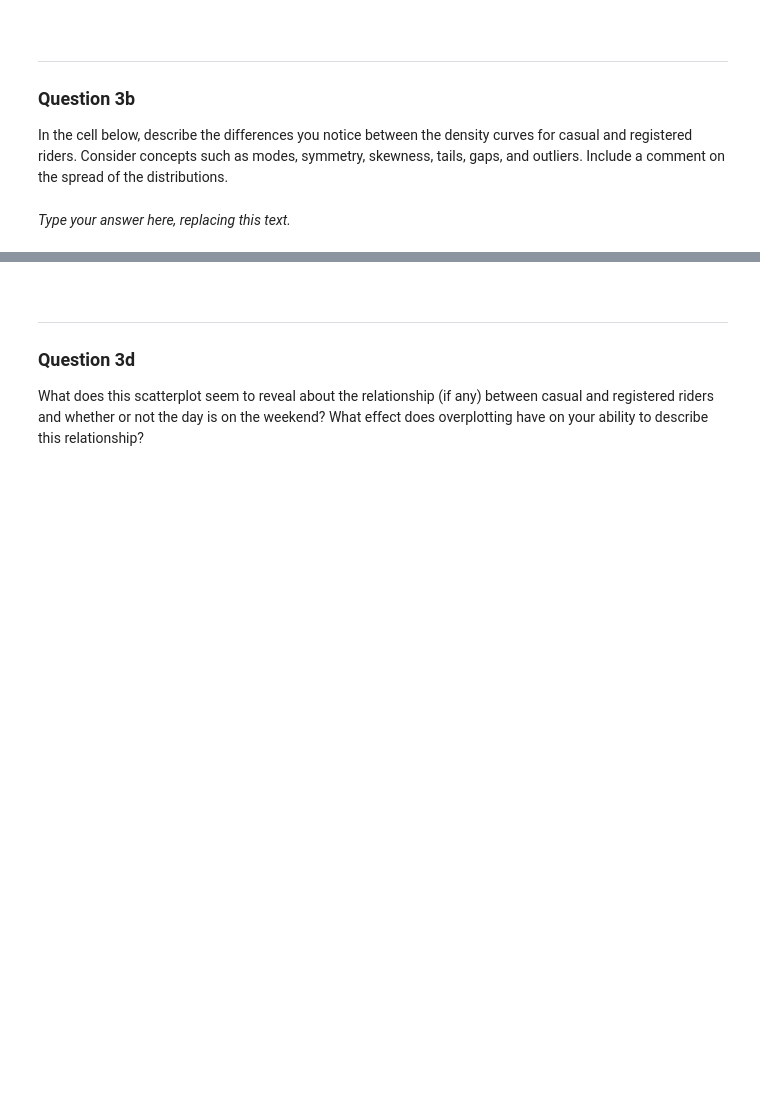
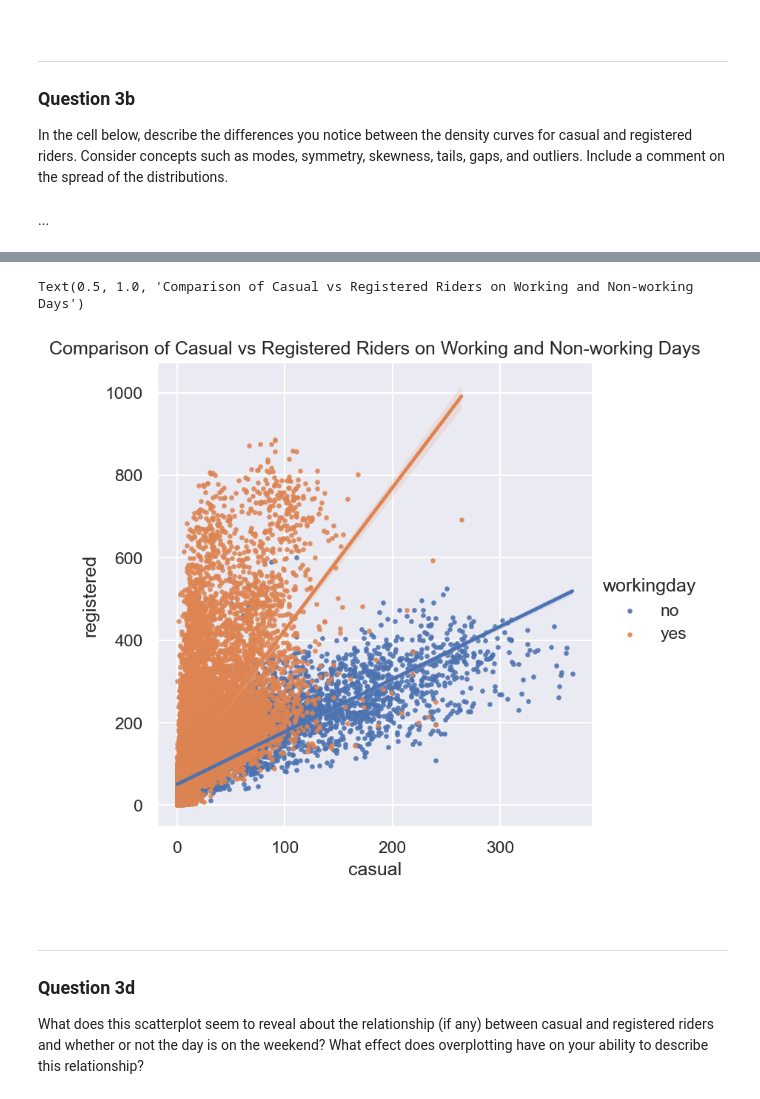
Before and after one commit to GhostLazy/Data100, a Jupyter notebook: su24-materials-main/hw/hw05/hw05.ipynb, the cells around one changed output, grey strips where cells are left out. Drawn from its saved outputs; the diff is of its cells as text; code cells hidden in the pictures; blank space fills up the shorter version.

```diff
--- a/su24-materials-main/hw/hw05/hw05.ipynb
+++ b/su24-materials-main/hw/hw05/hw05.ipynb
@@ -345,8 +413,8 @@ For all visualizations in Data 100, our grading team will evaluate your plot bas
 ### Question 3b
 
 In the cell below, describe the differences you notice between the density curves for casual and registered riders.  Consider concepts such as modes, symmetry, skewness, tails, gaps, and outliers. Include a comment on the spread of the distributions.
-# %% [markdown]
-_Type your answer here, replacing this text._
+# %% [markdown]
+...
 # %% [markdown]
 <!-- END QUESTION -->
 
@@ -372,8 +440,12 @@ The `lmplot` function will also try and draw a linear regression line (just as y
 * You should be using the `bike` `DataFrame` to create your plot.
 * It is okay if the scales of your `x` and `y` axis (i.e., the numbers labeled on the two axes) are different from those used in the provided example.
 # %%
-sns.set(font_scale=1) # This line automatically makes the font size a bit bigger on the plot. You do not need to change this line
-...
+sns.set_theme(font_scale=1) # This line automatically makes the font size a bit bigger on the plot. You do not need to change this line
+sns.lmplot(bike, x="casual", y="registered", hue="workingday", scatter_kws={"s": 5})
+plt.title("Comparison of Casual vs Registered Riders on Working and Non-working Days")
+# %% [output]
+Text(0.5, 1.0, 'Comparison of Casual vs Registered Riders on Working and Non-working Days')
+[figure, added]
 # %% [markdown]
 <!-- END QUESTION -->
 
```
Also changed, not shown: parts of 32 cells of this notebook, 3 other files.
